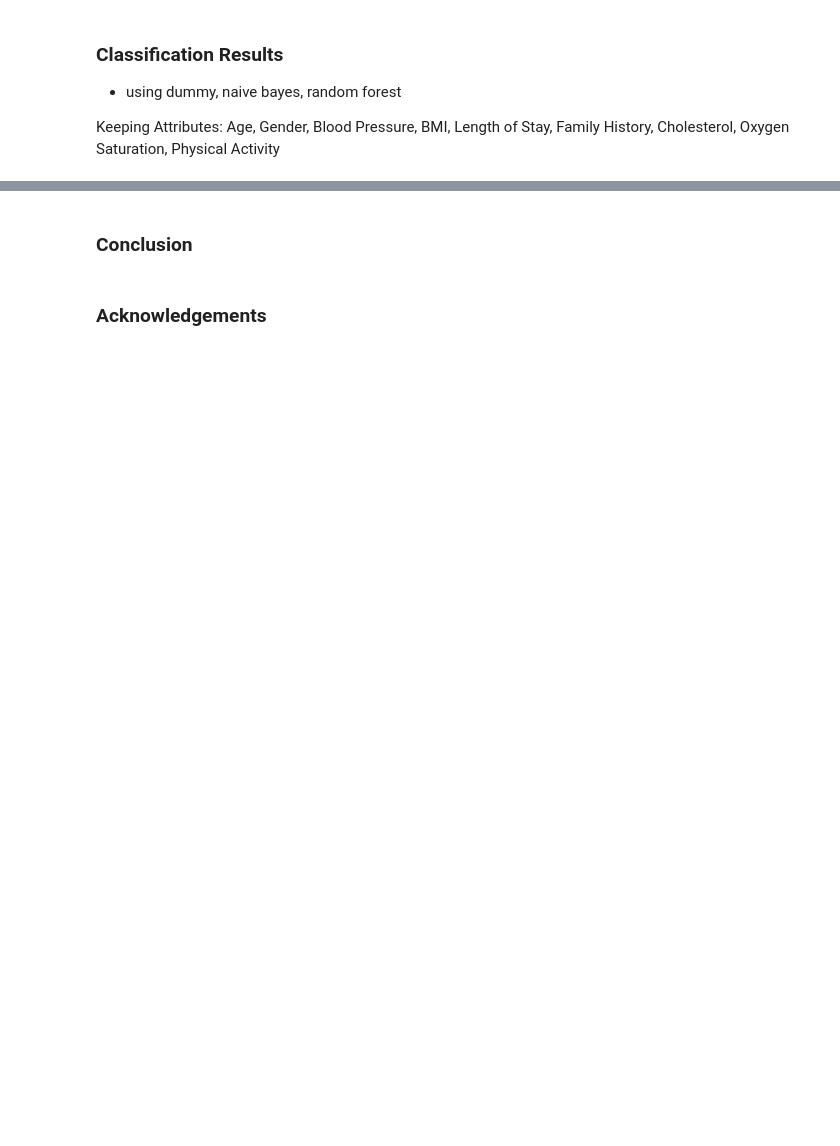
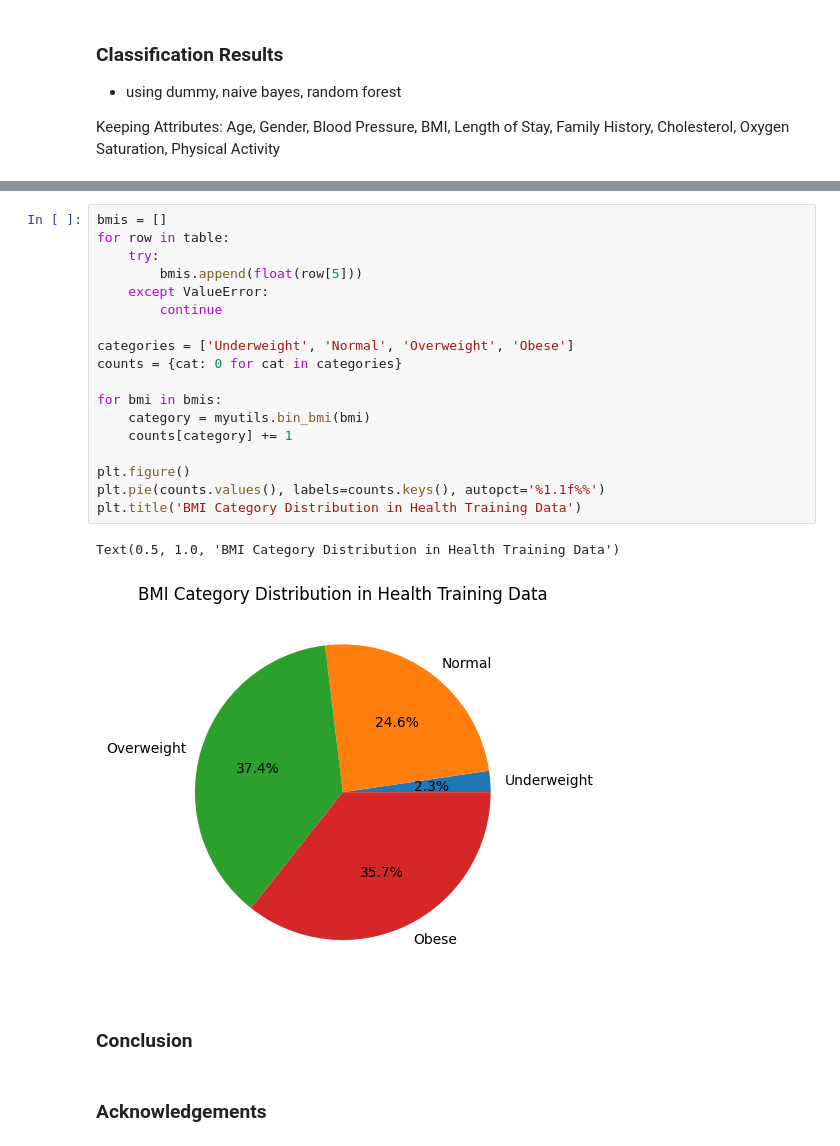
Before and after one commit to Fionacallahan/FinalProject, a Jupyter notebook: finalProject.ipynb, the cells around one changed output, grey strips where cells are left out. Cells and saved outputs as stored; diff of their text form; blank space fills up the shorter version.

```diff
--- a/finalProject.ipynb
+++ b/finalProject.ipynb
@@ -191,3 +221,24 @@ Random Forest Classifier: accuracy =  0.8316417910447761 error rate =  0.1683582
+# %%
+bmis = []
+for row in table:
+    try:
+        bmis.append(float(row[5]))
+    except ValueError:
+        continue
+
+categories = ['Underweight', 'Normal', 'Overweight', 'Obese']
+counts = {cat: 0 for cat in categories}
+
+for bmi in bmis:
+    category = myutils.bin_bmi(bmi)
+    counts[category] += 1
+
+plt.figure()
+plt.pie(counts.values(), labels=counts.keys(), autopct='%1.1f%%')
+plt.title('BMI Category Distribution in Health Training Data')
+# %% [output]
+Text(0.5, 1.0, 'BMI Category Distribution in Health Training Data')
+[figure, added]
 # %% [markdown]
 ### Conclusion
 # %% [markdown]
```
Also changed, not shown: parts of 7 cells of this notebook.
